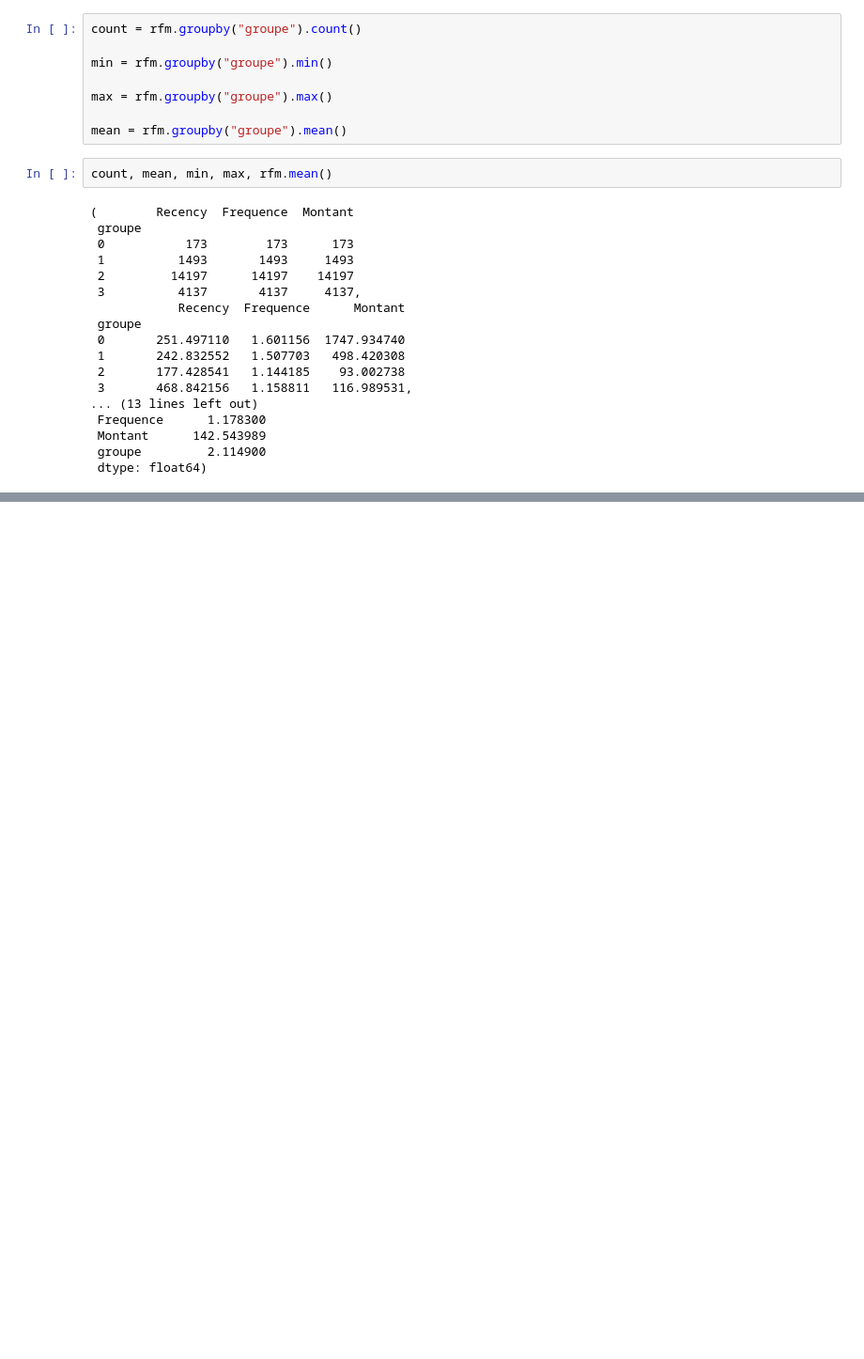
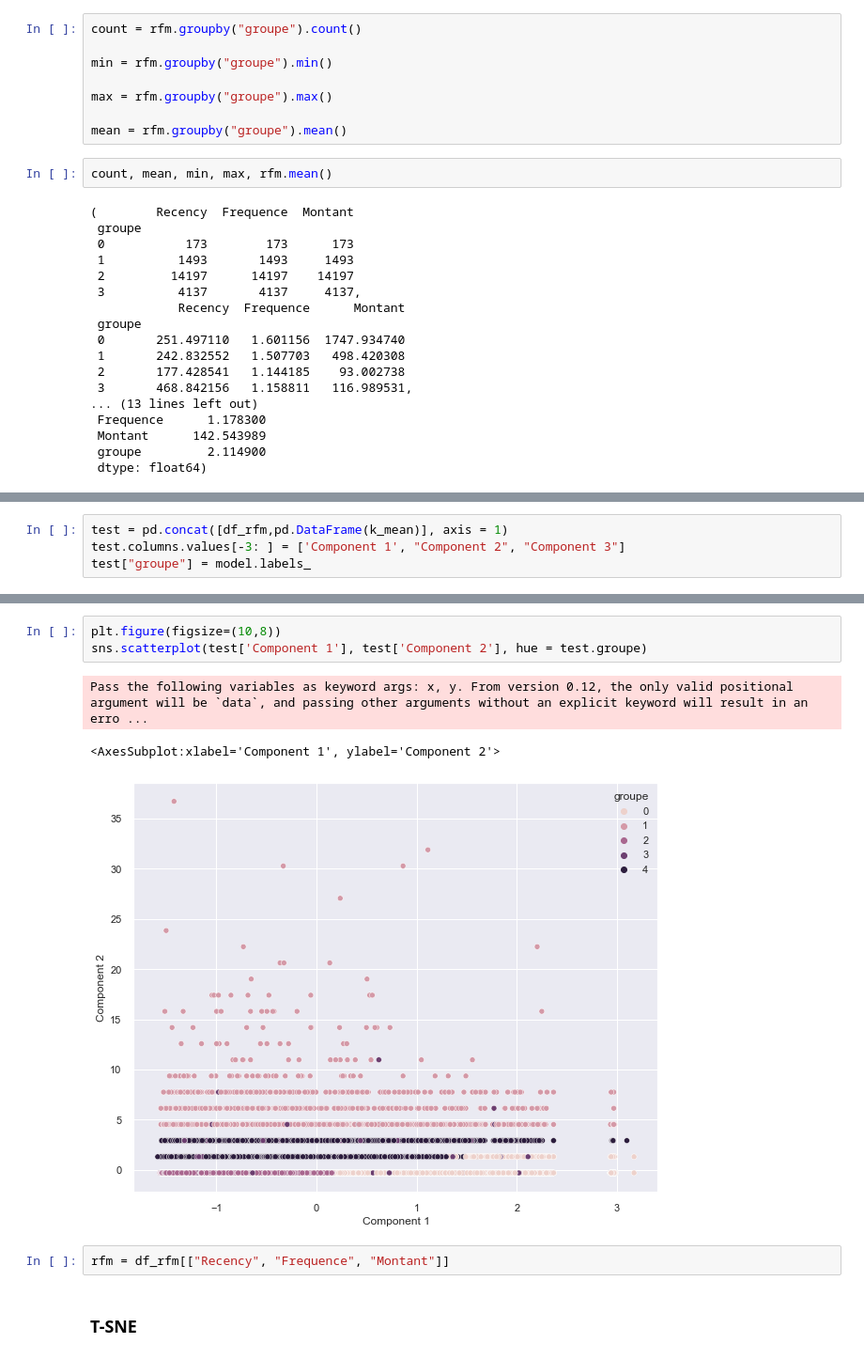
Before and after one commit to Data-dream-team-Laurence/Brief-data-dream-team, a Jupyter notebook: segmentation_client/segmentation.ipynb, the cells around one changed output, grey strips where cells are left out. Shown at 94% size. Cells and saved outputs as stored; diff of their text form; blank space fills up the shorter version.

```diff
--- a/segmentation_client/segmentation.ipynb
+++ b/segmentation_client/segmentation.ipynb
@@ -1032,0 +1130,4 @@ rfm.groupby(["groupe"]).count()
+# %%
+test = pd.concat([df_rfm,pd.DataFrame(k_mean)], axis = 1)
+test.columns.values[-3: ] = ['Component 1', "Component 2", "Component 3"]
+test["groupe"] = model.labels_
@@ -1032,0 +1150,11 @@ rfm.groupby(["groupe"]).count()
+# %%
+plt.figure(figsize=(10,8))
+sns.scatterplot(test['Component 1'], test['Component 2'], hue = test.groupe)
+# %% [output]
+Pass the following variables as keyword args: x, y. From version 0.12, the only valid positional argument will be `data`, and passing other arguments without an explicit keyword will result in an erro ...
+<AxesSubplot:xlabel='Component 1', ylabel='Component 2'>
+[figure, added]
+# %%
+rfm = df_rfm[["Recency", "Frequence", "Montant"]]
+# %% [markdown]
+### T-SNE
```
Also changed, not shown: parts of 72 cells of this notebook.
